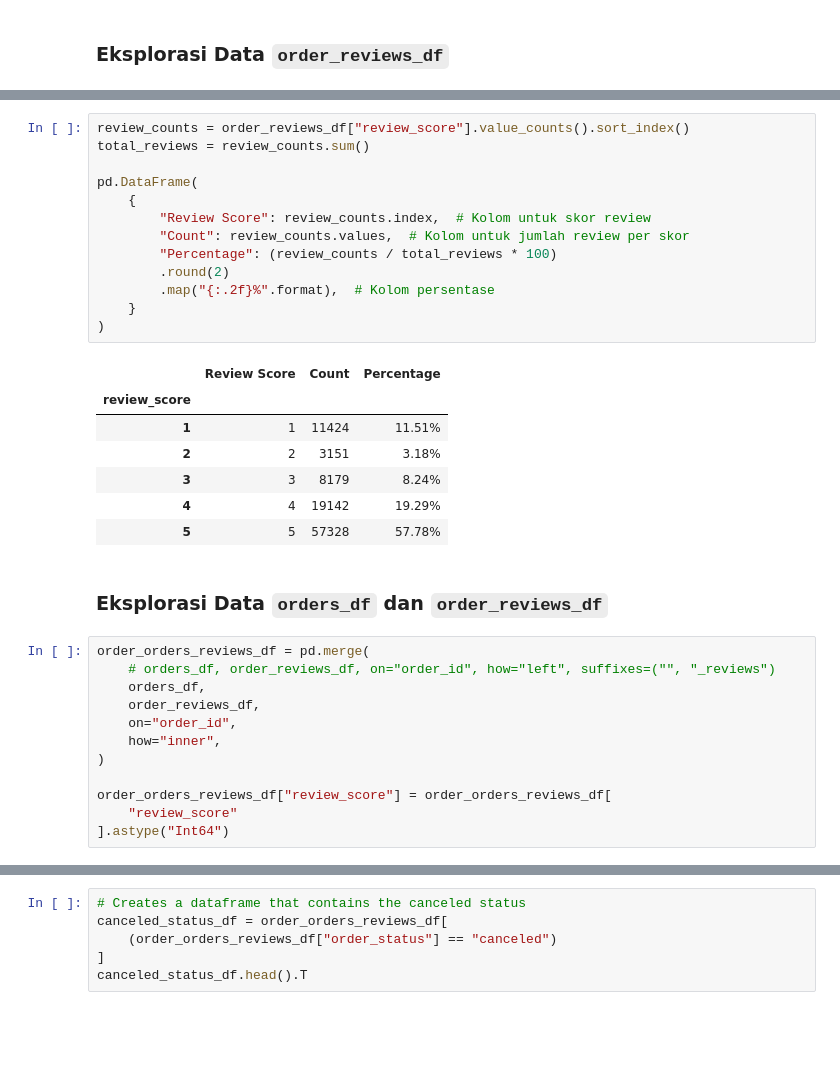
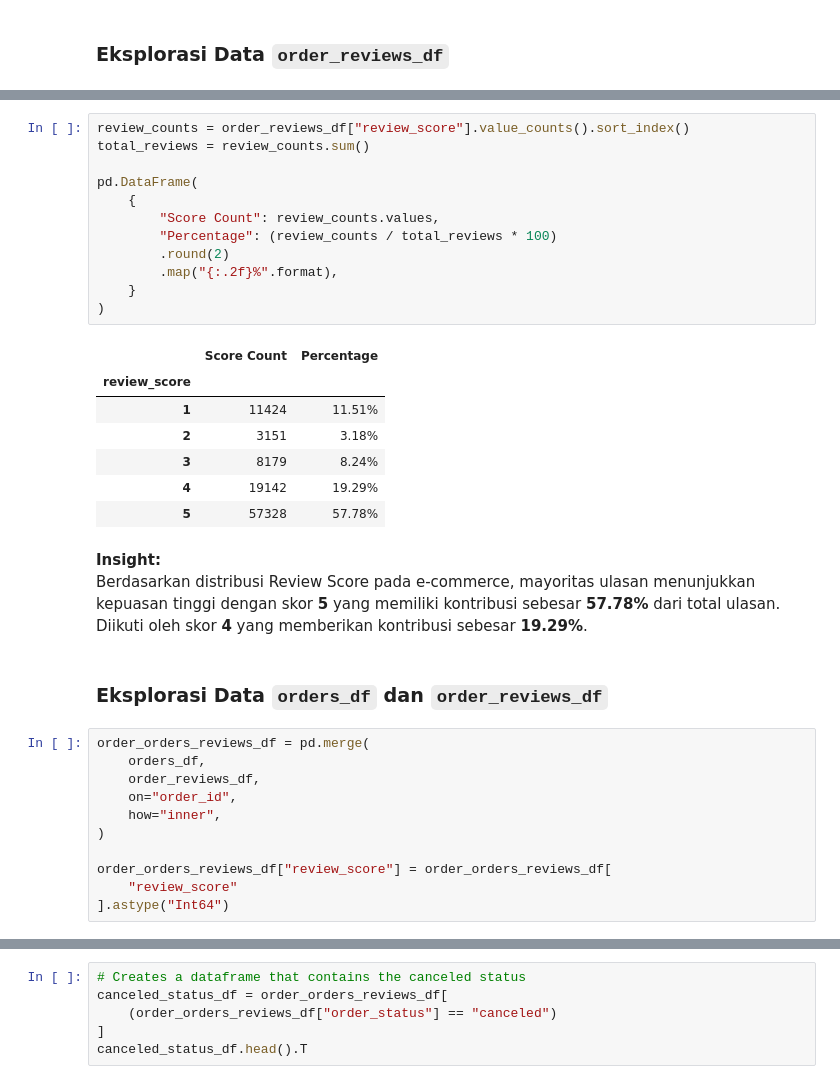
Before and after one commit to fxrdhan/Data-Analysis-Project, a Jupyter notebook: notebook.ipynb, the cells around one changed output, grey strips where cells are left out. Saved outputs shown, nothing was run; the diff lists cells and outputs as text; blank space fills up the shorter version.

```diff
--- a/notebook.ipynb
+++ b/notebook.ipynb
@@ -1373,29 +1378,30 @@ order_reviews_df.describe(include="all").T
 # %%
 review_counts = order_reviews_df["review_score"].value_counts().sort_index()
 total_reviews = review_counts.sum()
 
 pd.DataFrame(
     {
-        "Review Score": review_counts.index,  # Kolom untuk skor review
-        "Count": review_counts.values,  # Kolom untuk jumlah review per skor
+        "Score Count": review_counts.values,
         "Percentage": (review_counts / total_reviews * 100)
         .round(2)
-        .map("{:.2f}%".format),  # Kolom persentase
+        .map("{:.2f}%".format),
     }
 )
 # %% [output]
-|  | Review Score | Count | Percentage |
-| review_score |  |  |  |
-| 1 | 1 | 11424 | 11.51% |
-| 2 | 2 | 3151 | 3.18% |
-| 3 | 3 | 8179 | 8.24% |
-| 4 | 4 | 19142 | 19.29% |
-| 5 | 5 | 57328 | 57.78% |
+|  | Score Count | Percentage |
+| review_score |  |  |
+| 1 | 11424 | 11.51% |
+| 2 | 3151 | 3.18% |
+| 3 | 8179 | 8.24% |
+| 4 | 19142 | 19.29% |
+| 5 | 57328 | 57.78% |
+# %% [markdown]
+**Insight:**\
+Berdasarkan distribusi Review Score pada e-commerce, mayoritas ulasan menunjukkan kepuasan tinggi dengan skor **5** yang memiliki kontribusi sebesar **57.78%** dari total ulasan. Diikuti oleh skor **4** yang memberikan kontribusi sebesar **19.29%**.
 # %% [markdown]
 ### Eksplorasi Data `orders_df` dan `order_reviews_df`
 # %%
 order_orders_reviews_df = pd.merge(
-    # orders_df, order_reviews_df, on="order_id", how="left", suffixes=("", "_reviews")
     orders_df,
     order_reviews_df,
     on="order_id",
```
Also changed, not shown: parts of 60 cells of this notebook, 8 other files.
